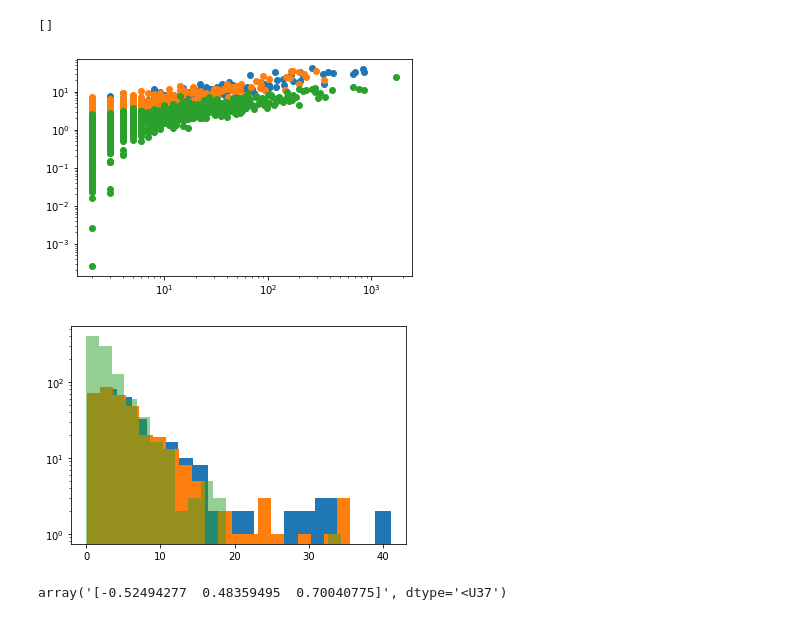
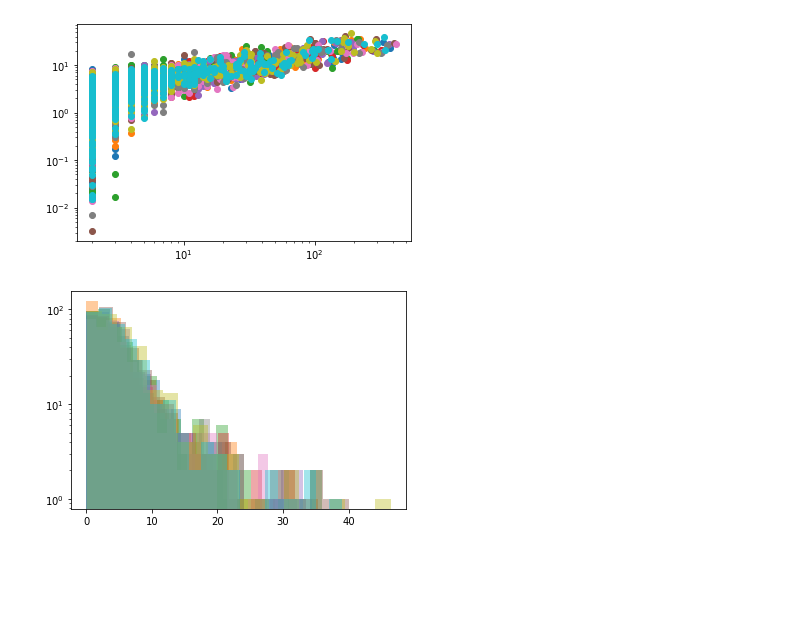
Before and after one commit to forero/DelaunayASTRA, a Jupyter notebook: nb/explore_web.ipynb, the cells around one changed output. Drawn from its saved outputs; the diff is of its cells as text; code cells hidden in the pictures; blank space fills up the shorter version.

```diff
--- a/nb/explore_web.ipynb
+++ b/nb/explore_web.ipynb
@@ -3,35 +3,28 @@ import numpy as np
 import matplotlib.pyplot as plt
 import pandas as pd
 # %%
-void_data_85 = pd.read_csv('../py/void_SDSS_85.csv')
-void_data_90 = pd.read_csv('../py/void_SDSS_90.csv')
-void_data_tcw = pd.read_csv('../py/void_random_001_fof_xyz_mass_200Mpc512.txt')
+voids_SDSS = {}
+for i in range(100):
+    voids_SDSS[i] = pd.read_csv('../data/SDSS/web/void_random_{:03d}_mag_r_limited_xyz_mag_r_limited_xyz.csv'.format(i))
 # %%
-plt.scatter(void_data_85['N'], void_data_85['SIGMA_R'])
-plt.scatter(void_data_90['N'], void_data_90['SIGMA_R'])
-plt.scatter(void_data_tcw['N'], void_data_tcw['SIGMA_R'])
-
-plt.loglog()
+for i in range(10):
+    plt.scatter(voids_SDSS[i]['N'], voids_SDSS[i]['SIGMA_R'])
+    plt.loglog()
 # %% [output]
-[]
-[figure, old version]
+[figure, new version]
 # %%
-ii = void_data_85['N']>0
-_ = plt.hist(void_data_85['SIGMA_R'][ii], log=True, bins=20)
-
-ii = void_data_90['N']>0
-_ = plt.hist(void_data_90['SIGMA_R'][ii], log=True, bins=20)
-
-ii = void_data_tcw['N']>0
-_ = plt.hist(void_data_tcw['SIGMA_R'][ii]/0.7, log=True, bins=20, alpha=0.5)
+for i in range(10):
+    ii = voids_SDSS[i]['N']>0
+    _ = plt.hist(voids_SDSS[i]['SIGMA_R'][ii], log=True, bins=20, alpha=0.4)
 # %% [output]
-[figure, old version]
+[figure, new version]
 # %%
-n_points = len(void_data_tcw)
-eigen_1 = np.ones((n_points,3))
-for i in range(n_points):
-    eigen_1[i] = np.fromstring(void_data_tcw['EIGEN_1'][i][1:-1], sep=' ')
+eigen_values = {}
 
-np.array(void_data_90['EIGEN_1'][0])
+for v in range(100):
+    n_points = len(voids_SDSS[v]['N'])
+    eigen_1 = np.ones((n_points,3))
+    for i in range(n_points):
+        eigen_1[i] = np.fromstring(voids_SDSS[v]['EIGEN_1'][i][1:-1], sep=' ')
+
+    eigen_values[v] = eigen_1
-# %% [output]
-array('[-0.52494277  0.48359495  0.70040775]', dtype='<U37')
```
Also changed, not shown: parts of 3 cells of this notebook.
